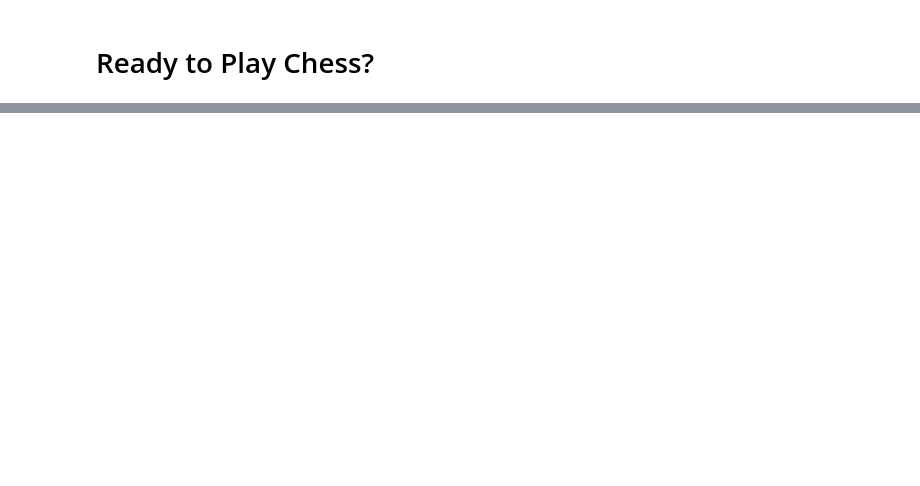
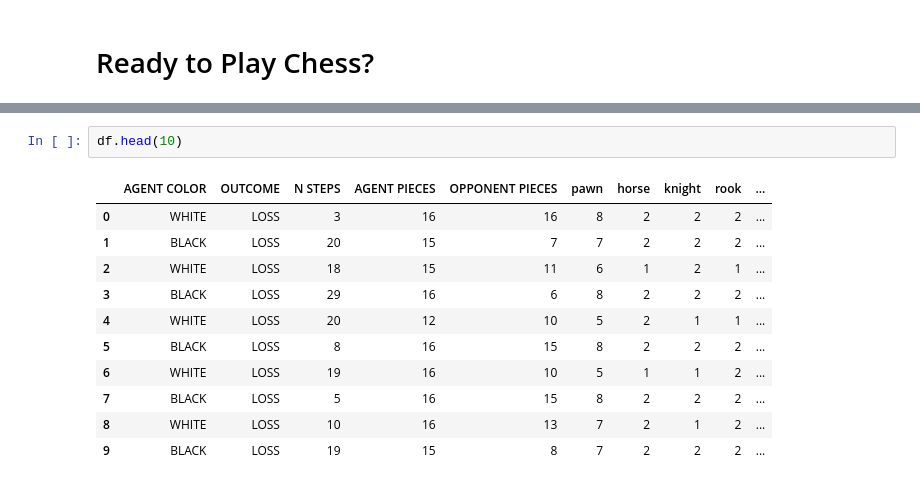
Before and after one commit to inesleonidasrocha/ChessRL23, a Jupyter notebook: RL PROJECT - MCTS.ipynb, the cells around one changed output, grey strips where cells are left out. Cells and saved outputs as stored; diff of their text form; blank space fills up the shorter version.

```diff
--- a/RL PROJECT - MCTS.ipynb
+++ b/RL PROJECT - MCTS.ipynb
@@ -459,0 +486,14 @@ ______________
+# %%
+df.head(10)
+# %% [output]
+|  | AGENT COLOR | OUTCOME | N STEPS | AGENT PIECES | OPPONENT PIECES | pawn | horse | knight | rook | ... |
+| 0 | WHITE | LOSS | 3 | 16 | 16 | 8 | 2 | 2 | 2 | ... |
+| 1 | BLACK | LOSS | 20 | 15 | 7 | 7 | 2 | 2 | 2 | ... |
+| 2 | WHITE | LOSS | 18 | 15 | 11 | 6 | 1 | 2 | 1 | ... |
+| 3 | BLACK | LOSS | 29 | 16 | 6 | 8 | 2 | 2 | 2 | ... |
+| 4 | WHITE | LOSS | 20 | 12 | 10 | 5 | 2 | 1 | 1 | ... |
+| 5 | BLACK | LOSS | 8 | 16 | 15 | 8 | 2 | 2 | 2 | ... |
+| 6 | WHITE | LOSS | 19 | 16 | 10 | 5 | 1 | 1 | 2 | ... |
+| 7 | BLACK | LOSS | 5 | 16 | 15 | 8 | 2 | 2 | 2 | ... |
+| 8 | WHITE | LOSS | 10 | 16 | 13 | 7 | 2 | 1 | 2 | ... |
+| 9 | BLACK | LOSS | 19 | 15 | 8 | 7 | 2 | 2 | 2 | ... |
```
Also changed, not shown: parts of 8 cells of this notebook.
